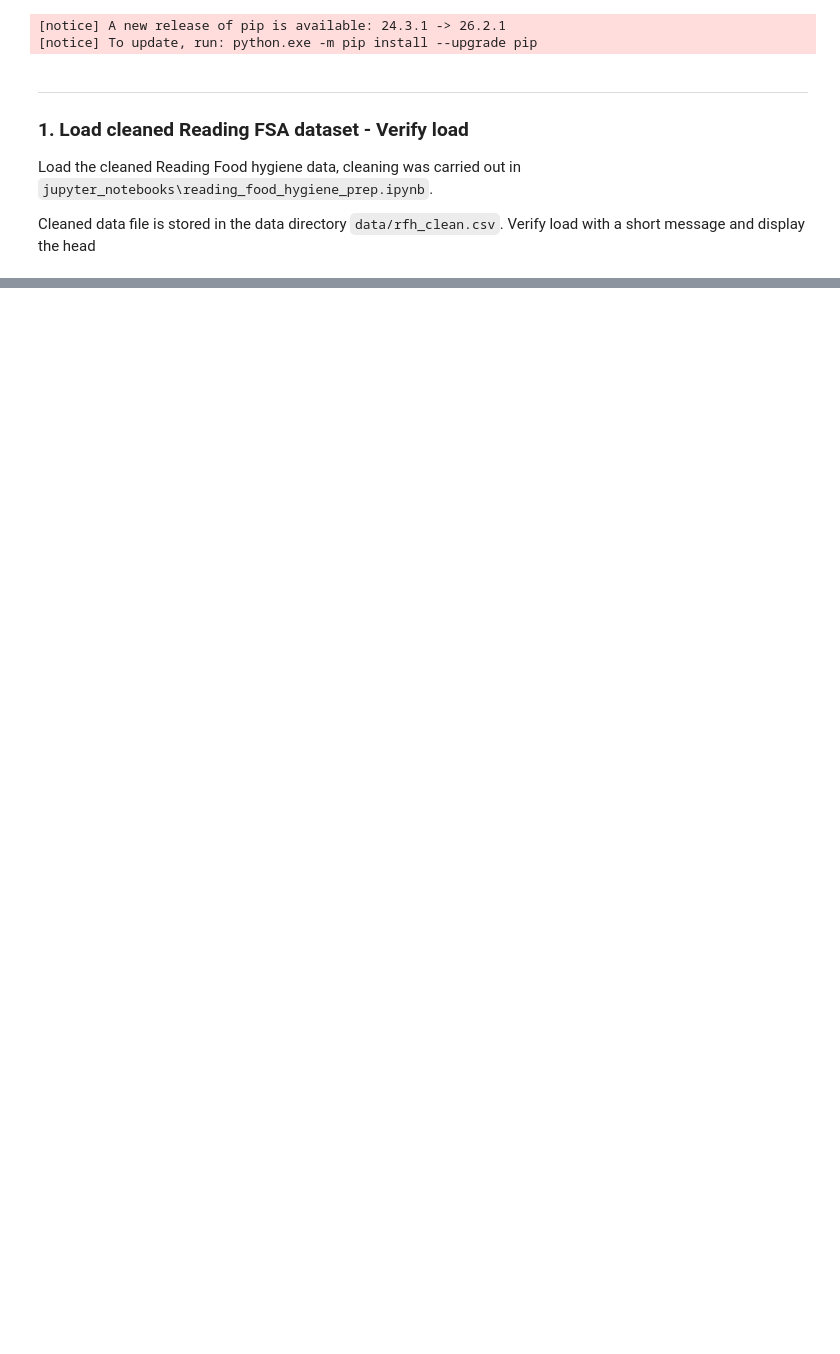
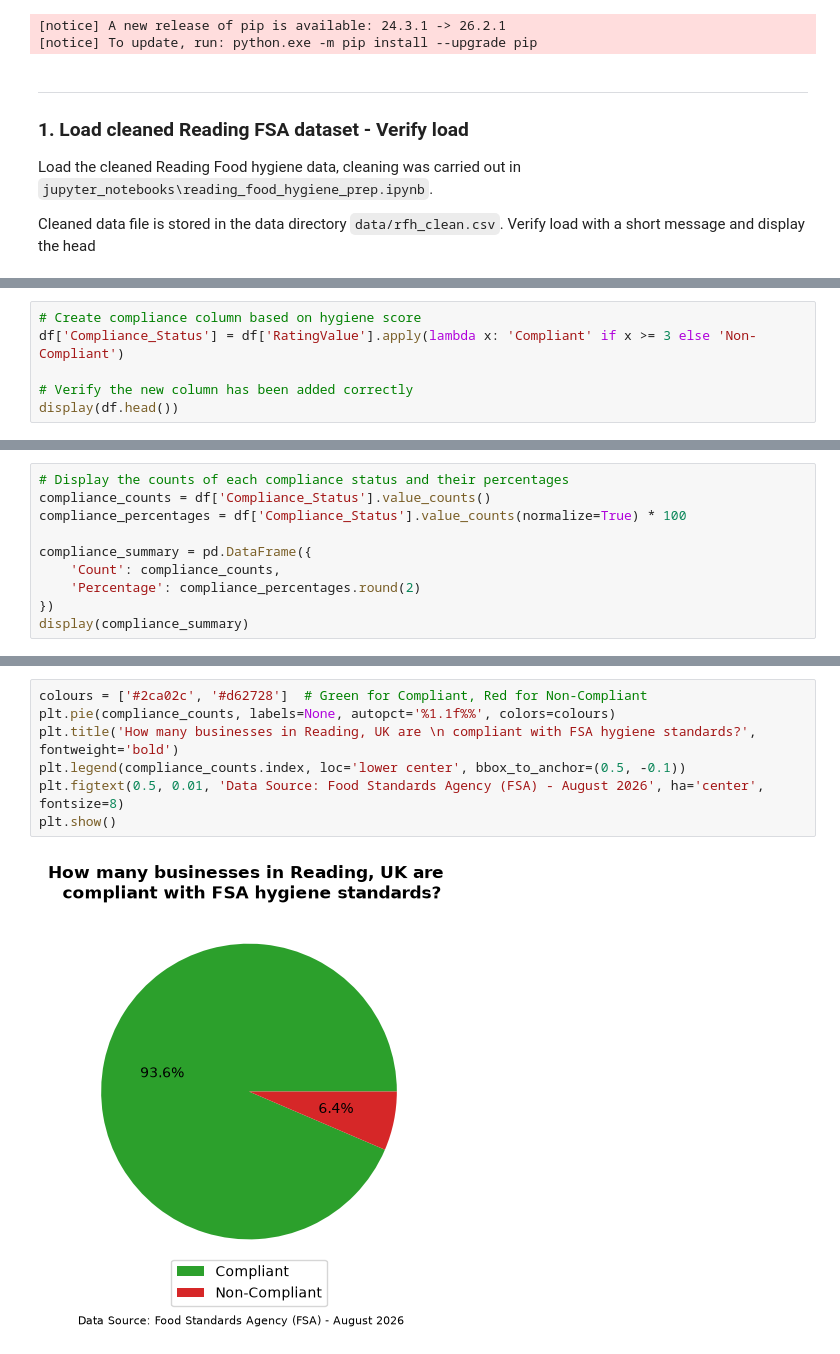
Before and after one commit to danb160/reading_food_hygiene_analysis, a Jupyter notebook: jupyter_notebooks/rfh_analysis_and_visualisations.ipynb, the cells around one changed output, grey strips where cells are left out. Saved outputs shown, nothing was run; the diff lists cells and outputs as text; blank space fills up the shorter version.

Commit message:
Analyse overall compliance volume and visualise

```diff
--- a/jupyter_notebooks/rfh_analysis_and_visualisations.ipynb
+++ b/jupyter_notebooks/rfh_analysis_and_visualisations.ipynb
@@ -87,0 +113,6 @@ Dataset loaded successfully!
+# %%
+# Create compliance column based on hygiene score
+df['Compliance_Status'] = df['RatingValue'].apply(lambda x: 'Compliant' if x >= 3 else 'Non-Compliant')
+
+# Verify the new column has been added correctly
+display(df.head())
@@ -87,0 +128,10 @@ Dataset loaded successfully!
+# %%
+# Display the counts of each compliance status and their percentages
+compliance_counts = df['Compliance_Status'].value_counts()
+compliance_percentages = df['Compliance_Status'].value_counts(normalize=True) * 100
+
+compliance_summary = pd.DataFrame({
+    'Count': compliance_counts,
+    'Percentage': compliance_percentages.round(2)
+})
+display(compliance_summary)
@@ -87,0 +148,9 @@ Dataset loaded successfully!
+# %%
+colours = ['#2ca02c', '#d62728']  # Green for Compliant, Red for Non-Compliant
+plt.pie(compliance_counts, labels=None, autopct='%1.1f%%', colors=colours)
+plt.title('How many businesses in Reading, UK are \n compliant with FSA hygiene standards?', fontweight='bold')
+plt.legend(compliance_counts.index, loc='lower center', bbox_to_anchor=(0.5, -0.1))
+plt.figtext(0.5, 0.01, 'Data Source: Food Standards Agency (FSA) - August 2026', ha='center', fontsize=8)
+plt.show()
+# %% [output]
+[figure, added]
```
Also changed, not shown: parts of 7 cells of this notebook.
